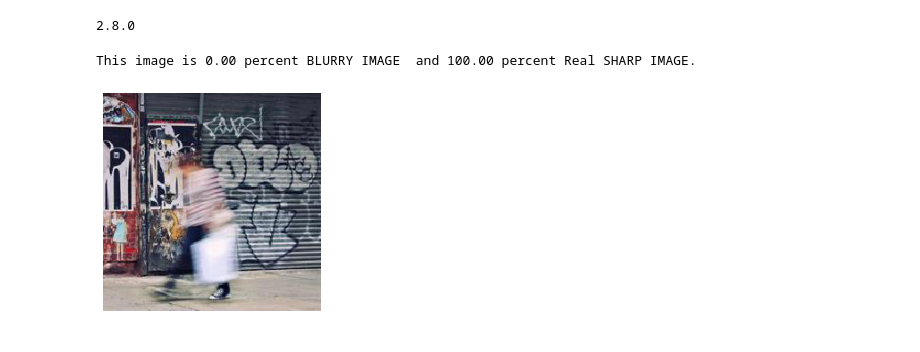
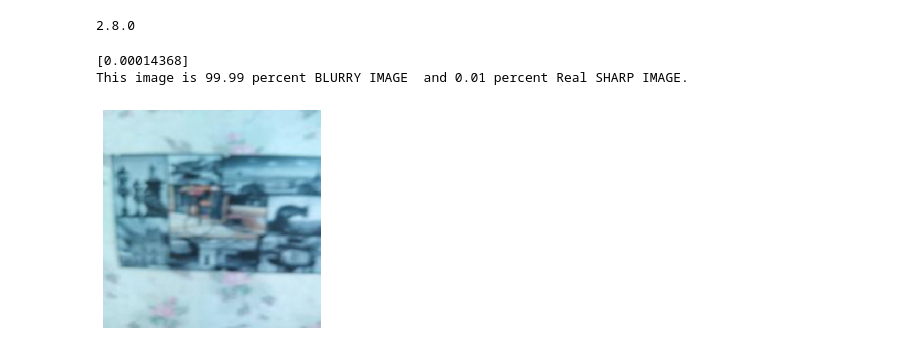
Before and after one commit to MasoudMoeini/blur-image-classification, a Jupyter notebook: classifier_pred_show.ipynb, the cells around one changed output. Cells and saved outputs as stored; diff of their text form; code cells hidden in the pictures.

```diff
--- a/classifier_pred_show.ipynb
+++ b/classifier_pred_show.ipynb
@@ -8,33 +8,35 @@
 # load_model_sample.py
 import tensorflow as tf
 from tensorflow import keras
 import numpy as np
 import matplotlib.pyplot as plt
 from keras.preprocessing.image import image
 from keras.preprocessing.image import img_to_array
 from keras.models import load_model
 from keras.applications.imagenet_utils import decode_predictions
 
 
 
 image_size = (244, 244)
-path = "motion0071_shi.jpg"
+path = "39_XIAOMI-MI8-LITE.jpg"
 img = keras.preprocessing.image.load_img(path,target_size=image_size)
 img_array = keras.preprocessing.image.img_to_array(img)
 img_array = tf.expand_dims(img_array, 0)
 model = load_model("save_at_50.h5")
 predictions = model.predict(img_array)
 score = predictions[0]
+print(score)
 print(
     "This image is %.2f percent BLURRY IMAGE  and %.2f percent Real SHARP IMAGE."
     % (100 * (1 - score), 100 * score)
 )
 
 plt.imshow(img)
 plt.axis("off")
 from PIL import Image
 img = Image.open(path)
 img.show()
 # %% [output]
-This image is 0.00 percent BLURRY IMAGE  and 100.00 percent Real SHARP IMAGE.
+[0.00014368]
+This image is 99.99 percent BLURRY IMAGE  and 0.01 percent Real SHARP IMAGE.
-[figure, old version]
+[figure, new version]
```
